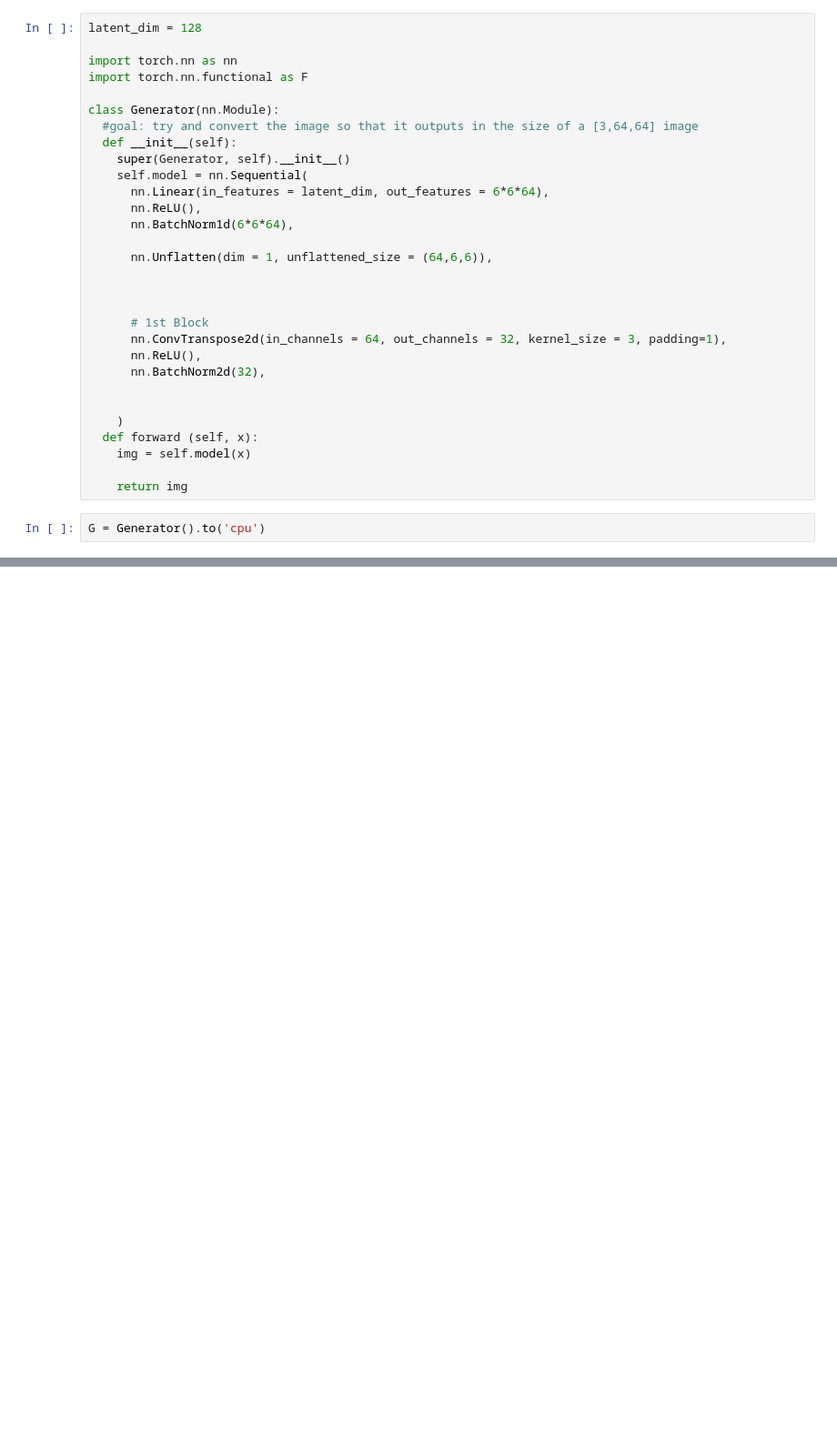
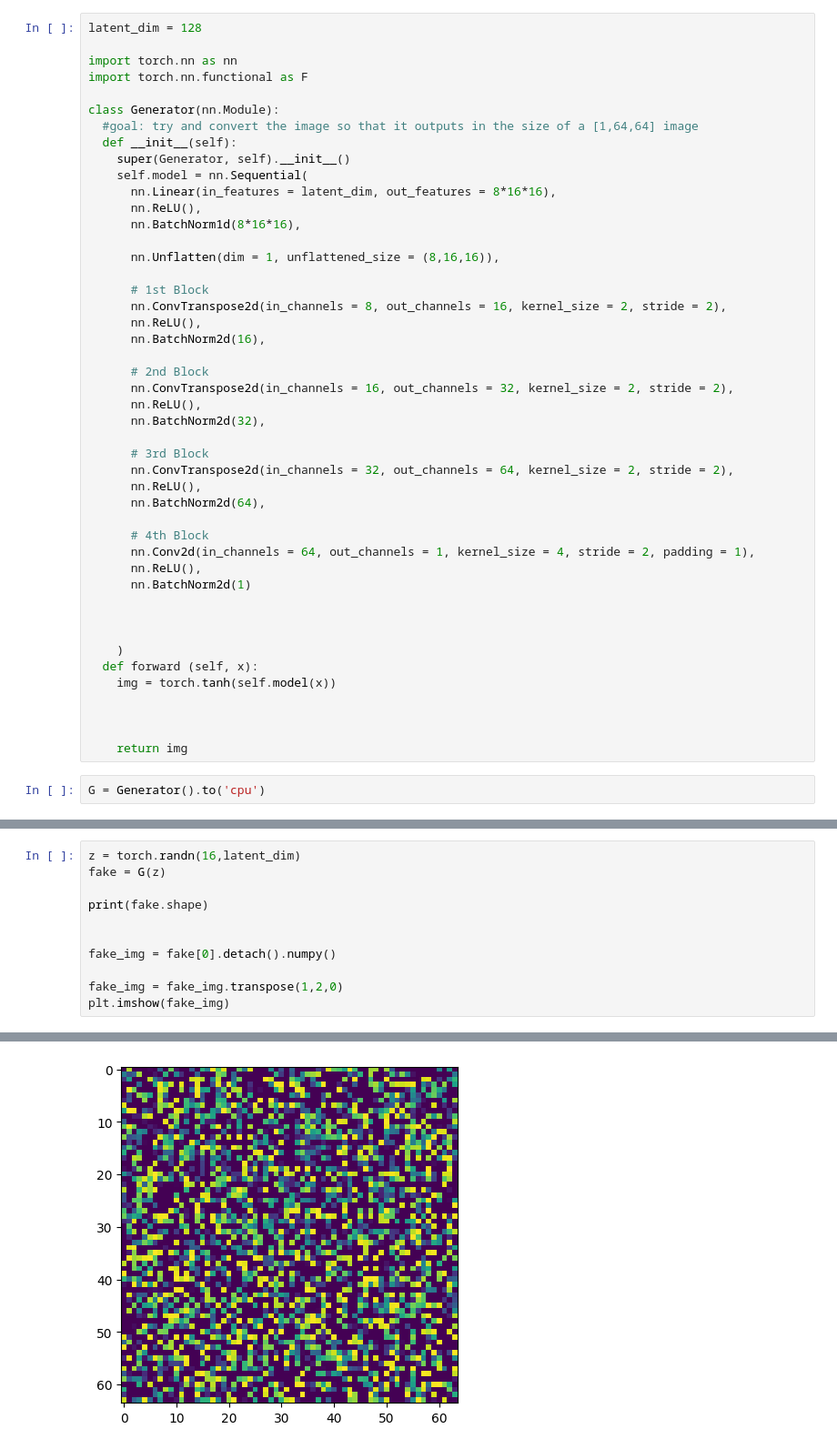
Before and after one commit to smrtdylan/Generative-Adversarial-Networks, a Jupyter notebook: GAN_Build.ipynb, the cells around one changed output, grey strips where cells are left out. Shown: that part at 91% size. Saved outputs shown, nothing was run; the diff lists cells and outputs as text; blank space fills up the shorter version.

```diff
--- a/GAN_Build.ipynb
+++ b/GAN_Build.ipynb
@@ -91,27 +91,43 @@ import torch.nn as nn
 import torch.nn.functional as F
 
 class Generator(nn.Module):
-  #goal: try and convert the image so that it outputs in the size of a [3,64,64] image
+  #goal: try and convert the image so that it outputs in the size of a [1,64,64] image
   def __init__(self):
     super(Generator, self).__init__()
     self.model = nn.Sequential(
-      nn.Linear(in_features = latent_dim, out_features = 6*6*64),
+      nn.Linear(in_features = latent_dim, out_features = 8*16*16),
       nn.ReLU(),
-      nn.BatchNorm1d(6*6*64),
+      nn.BatchNorm1d(8*16*16),
 
-      nn.Unflatten(dim = 1, unflattened_size = (64,6,6)),
-
-
+      nn.Unflatten(dim = 1, unflattened_size = (8,16,16)),
 
       # 1st Block
-      nn.ConvTranspose2d(in_channels = 64, out_channels = 32, kernel_size = 3, padding=1),
+      nn.ConvTranspose2d(in_channels = 8, out_channels = 16, kernel_size = 2, stride = 2),
+      nn.ReLU(),
+      nn.BatchNorm2d(16),
+
+      # 2nd Block
+      nn.ConvTranspose2d(in_channels = 16, out_channels = 32, kernel_size = 2, stride = 2),
       nn.ReLU(),
       nn.BatchNorm2d(32),
+
+      # 3rd Block
+      nn.ConvTranspose2d(in_channels = 32, out_channels = 64, kernel_size = 2, stride = 2),
+      nn.ReLU(),
+      nn.BatchNorm2d(64),
+
+      # 4th Block
+      nn.Conv2d(in_channels = 64, out_channels = 1, kernel_size = 4, stride = 2, padding = 1),
+      nn.ReLU(),
+      nn.BatchNorm2d(1)
+
 
 
     )
   def forward (self, x):
-    img = self.model(x)
+    img = torch.tanh(self.model(x))
+
+
 
     return img
 # %%
@@ -125,0 +135,12 @@ torch.Size([2304, 32, 6, 6])
+# %%
+z = torch.randn(16,latent_dim)
+fake = G(z)
+
+print(fake.shape)
+
+
+fake_img = fake[0].detach().numpy()
+
+fake_img = fake_img.transpose(1,2,0)
+plt.imshow(fake_img)
+# %% [output]
@@ -125,0 +149 @@ torch.Size([2304, 32, 6, 6])
+[figure, added]
```
Also changed, not shown: parts of 15 cells of this notebook.
